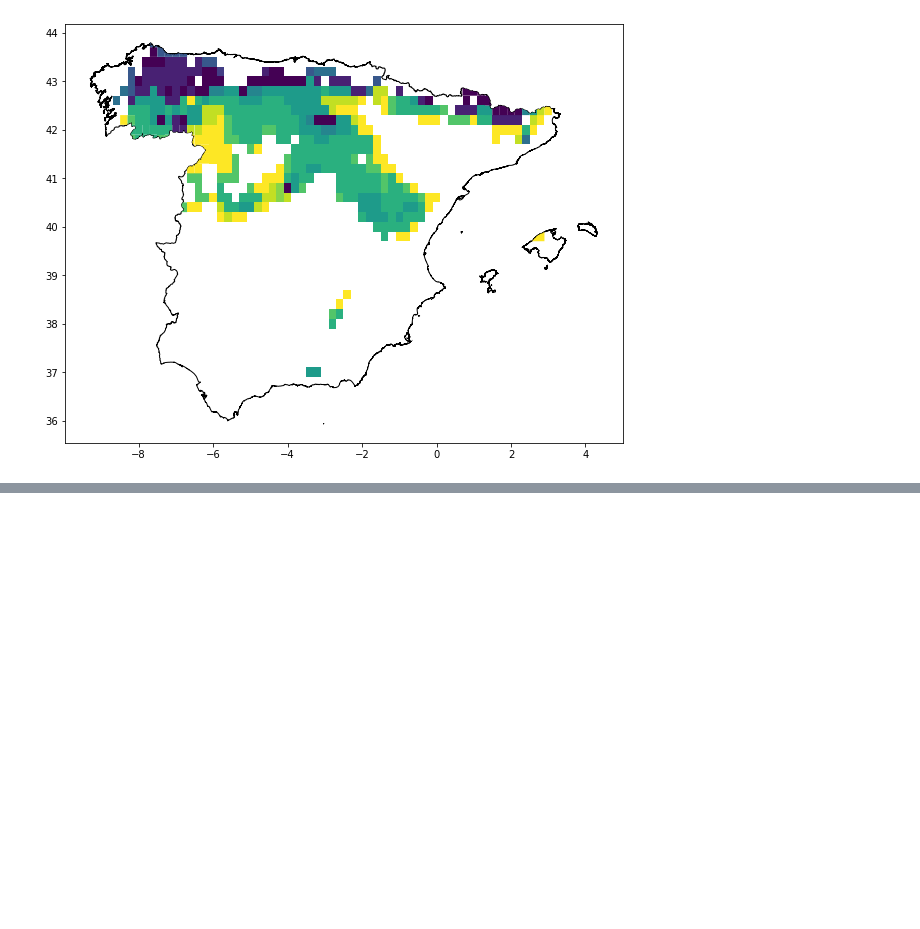
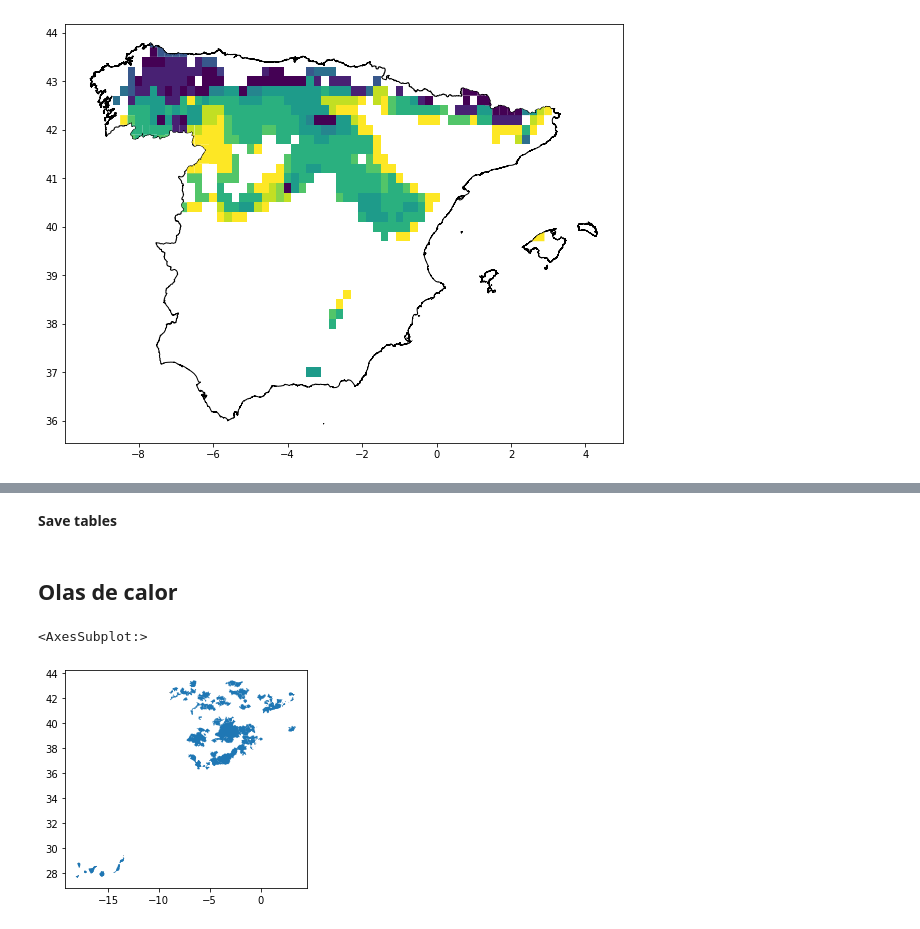
Before and after one commit to Vizzuality/ecf-agricultural-climate-impact, a Jupyter notebook: data/notebooks/Lab/08_Datos_Viñedo.ipynb, the cells around one changed output, grey strips where cells are left out. Saved outputs shown, nothing was run; the diff lists cells and outputs as text; code cells hidden in the pictures; blank space fills up the shorter version.

```diff
--- a/data/notebooks/Lab/08_Datos_Viñedo.ipynb
+++ b/data/notebooks/Lab/08_Datos_Viñedo.ipynb
@@ -498,0 +565,2 @@ gdf_zone.plot(ax=ax, column='MEDIA')
+# %% [markdown]
+**Save tables**
@@ -498,0 +569,9 @@ gdf_zone.plot(ax=ax, column='MEDIA')
+# %% [markdown]
+## Olas de calor
+# %%
+gdf_vinos = gpd.read_file('../../datasets/raw/georegions/Vinos/calidaddiferenciada_vinos_tcm30-376469/CalidadDiferenciada_Vinos.shp')
+# %%
+gdf_vinos.plot()
+# %% [output]
+<AxesSubplot:>
+[figure, added]
```
Also changed, not shown: parts of 11 cells of this notebook.
